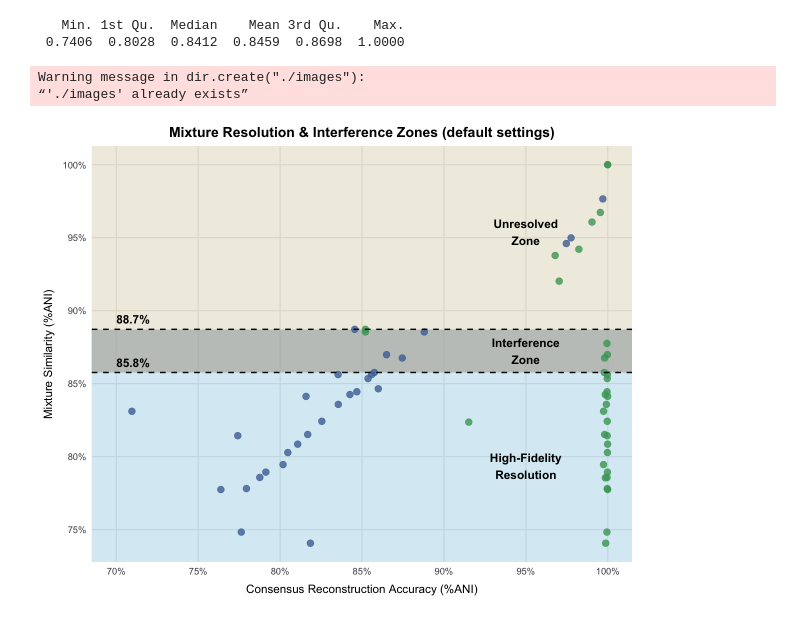
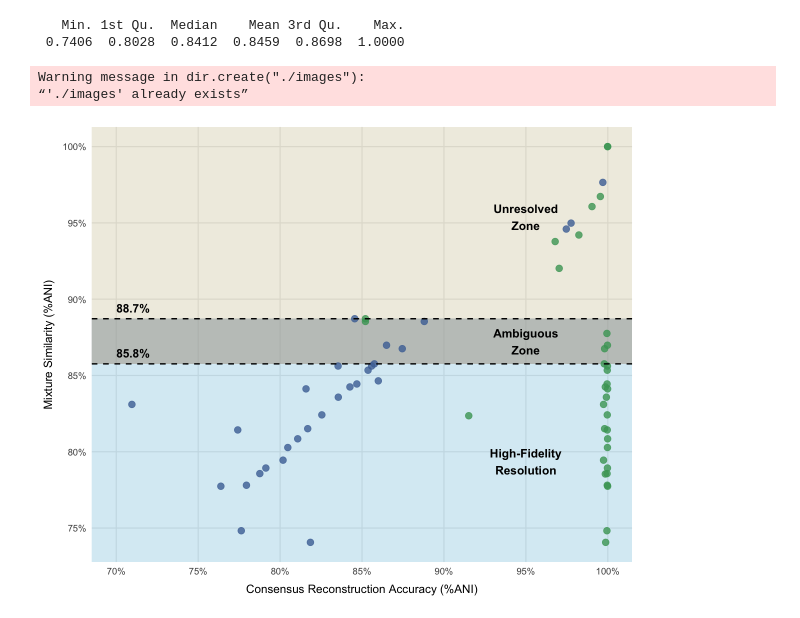
Before and after one commit to Joon-Klaps/nf-core-viralmetagenome-manuscript, a Jupyter notebook: analysis/benchmarking/S1_mixture_resolving/04_sample_seperation.ipynb, the cells around one changed output. Cells and saved outputs as stored; diff of their text form; code cells hidden in the pictures.

```diff
--- a/analysis/benchmarking/S1_mixture_resolving/04_sample_seperation.ipynb
+++ b/analysis/benchmarking/S1_mixture_resolving/04_sample_seperation.ipynb
@@ -132,34 +142,35 @@ p <- ggplot(selection, aes(x = comparable_sites/alignment_length, y = semi_fiden
     annotate("text", x = 0.95, y =(threshold2 + 1.05) / 2,
              label = "Unresolved\nZone", fontface = "bold", size = 5, color = "black") +
     annotate("text", x = 0.95, y = (threshold1 + threshold2) / 2,
-             label = "Interference\nZone", fontface = "bold", size = 5, color = "black") +
+             label = "Ambiguous\nZone", fontface = "bold", size = 5, color = "black") +
     annotate("text", x = 0.95, y =  (0.70 + threshold1) / 2,
              label = "High-Fidelity\nResolution", fontface = "bold", size = 5, color = "black") +
     # Scales
     scale_color_manual(values=c("#4C72A5","#48A365")) +
     scale_x_continuous(labels = scales::percent_format(accuracy = 1),
                        breaks = scales::pretty_breaks(n = 6)) +
     scale_y_continuous(labels = scales::percent_format(accuracy = 1),
                        breaks = scales::pretty_breaks(n = 6)) +
     labs(x = "Consensus Reconstruction Accuracy (%ANI)",
          y = "Mixture Similarity (%ANI)",
-         color = "Target Sequence",
-         title = "Mixture Resolution & Interference Zones (default settings)") +
+         color = "Target Sequence"
+        ) +
     theme_minimal(base_size = 14) +
     theme(
         axis.title.x = element_text(margin = margin(t = 10)),
         axis.title.y = element_text(margin = margin(r = 10)),
         panel.grid.minor = element_blank(),
         panel.background = element_blank(),
         plot.background = element_blank(),
         legend.position = "none",
         plot.title = element_text(hjust = 0.5, face = "bold")
     )
 
 p
 dir.create("./images")
 ggsave("./images/reference_impact_zones.png", plot = p, width = 10, height = 8, dpi = 300)
+ggsave("../../../Fig/supplfig1.png", plot = p, width = 10, height = 8, dpi = 300)
 # %% [output]
 Warning message in dir.create("./images"):
 “'./images' already exists”
-[figure, old version]
+[figure, new version]
```
Also changed, not shown: parts of 3 cells of this notebook, 26 other files.
